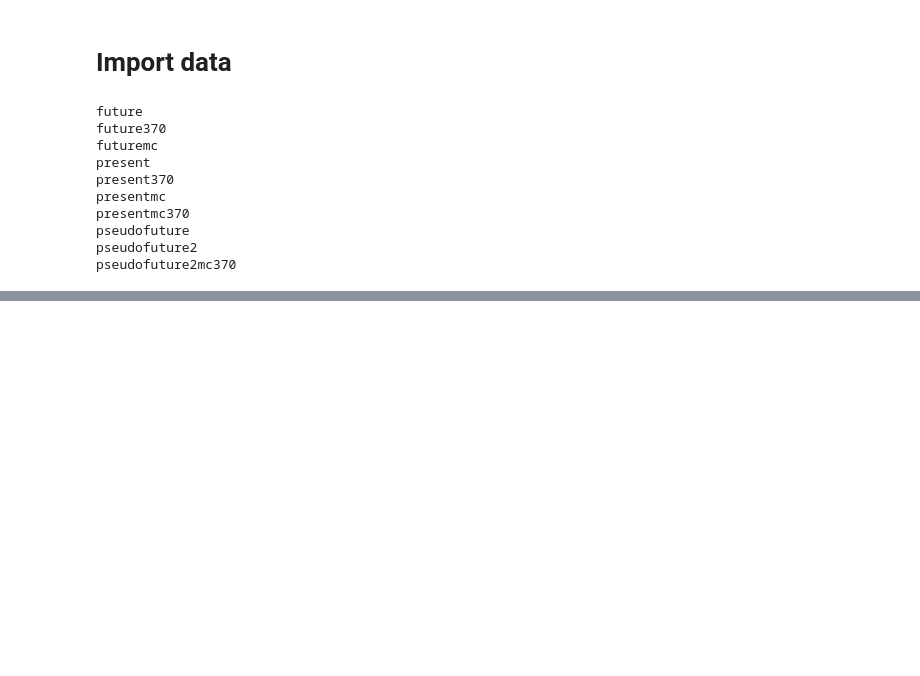
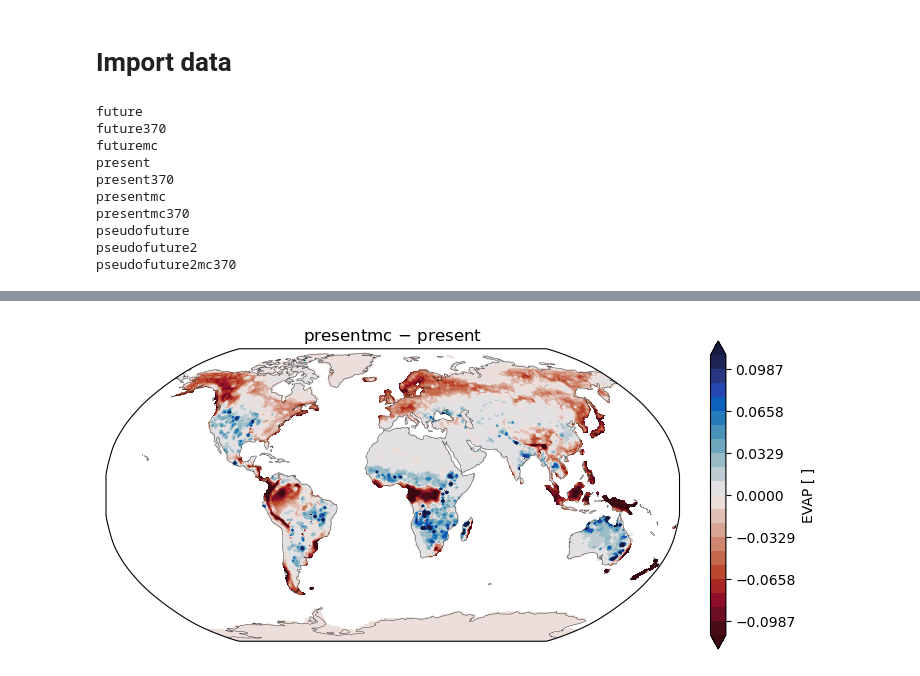
Before and after one commit to bbuchovecky/const_vpd, a Jupyter notebook: 04_scheff-et-al-2022.ipynb, the cells around one changed output, grey strips where cells are left out. Saved outputs shown, nothing was run; the diff lists cells and outputs as text; code cells hidden in the pictures; blank space fills up the shorter version.

```diff
--- a/04_scheff-et-al-2022.ipynb
+++ b/04_scheff-et-al-2022.ipynb
@@ -165,0 +231,4 @@ var = 'evap'
+# %%
+plot_scheff('evap', 'presentmc', 'present')
+# %% [output]
+[figure, added]
```
Also changed, not shown: parts of 28 cells of this notebook, 2 other files.
